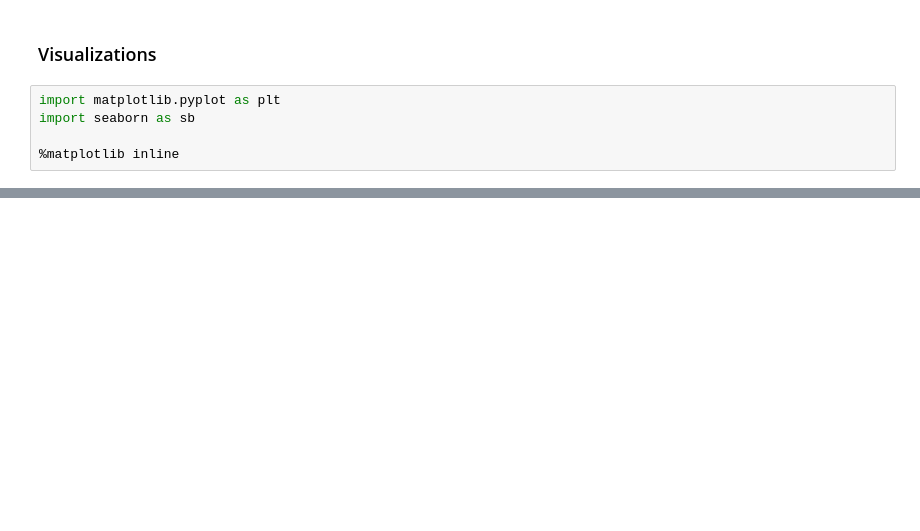
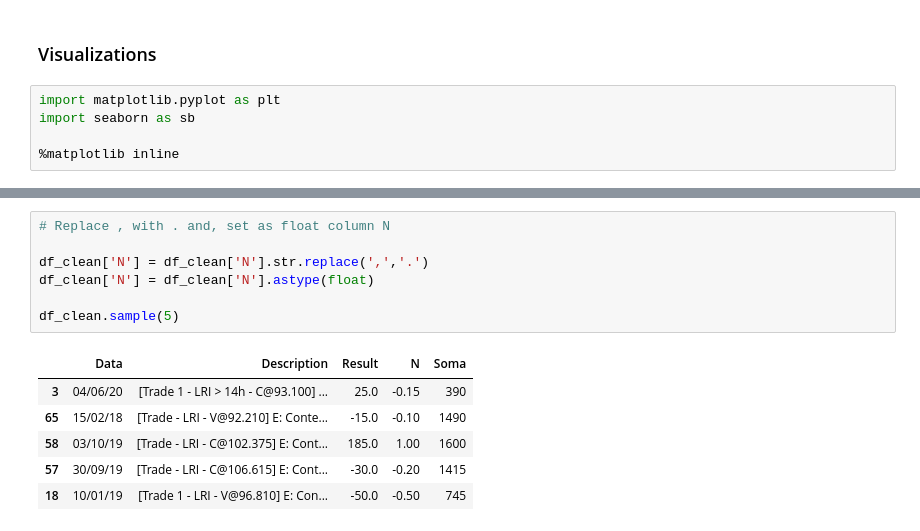
Before and after one commit to ajmal017/trading-system-analysis, a Jupyter notebook: trading-system-analysis.ipynb, the cells around one changed output, grey strips where cells are left out. Drawn from its saved outputs; the diff is of its cells as text; blank space fills up the shorter version.

```diff
--- a/trading-system-analysis.ipynb
+++ b/trading-system-analysis.ipynb
@@ -243,0 +280,14 @@ plt.show(graph());
+# %%
+# Replace , with . and, set as float column N
+
+df_clean['N'] = df_clean['N'].str.replace(',','.')
+df_clean['N'] = df_clean['N'].astype(float)
+
+df_clean.sample(5)
+# %% [output]
+|  | Data | Description | Result | N | Soma |
+| 3 | 04/06/20 | [Trade 1 - LRI > 14h - C@93.100] ... | 25.0 | -0.15 | 390 |
+| 65 | 15/02/18 | [Trade - LRI - V@92.210] E: Conte... | -15.0 | -0.10 | 1490 |
+| 58 | 03/10/19 | [Trade - LRI - C@102.375] E: Cont... | 185.0 | 1.00 | 1600 |
+| 57 | 30/09/19 | [Trade - LRI - C@106.615] E: Cont... | -30.0 | -0.20 | 1415 |
+| 18 | 10/01/19 | [Trade 1 - LRI - V@96.810] E: Con... | -50.0 | -0.50 | 745 |
```
Also changed, not shown: parts of 22 cells of this notebook.
